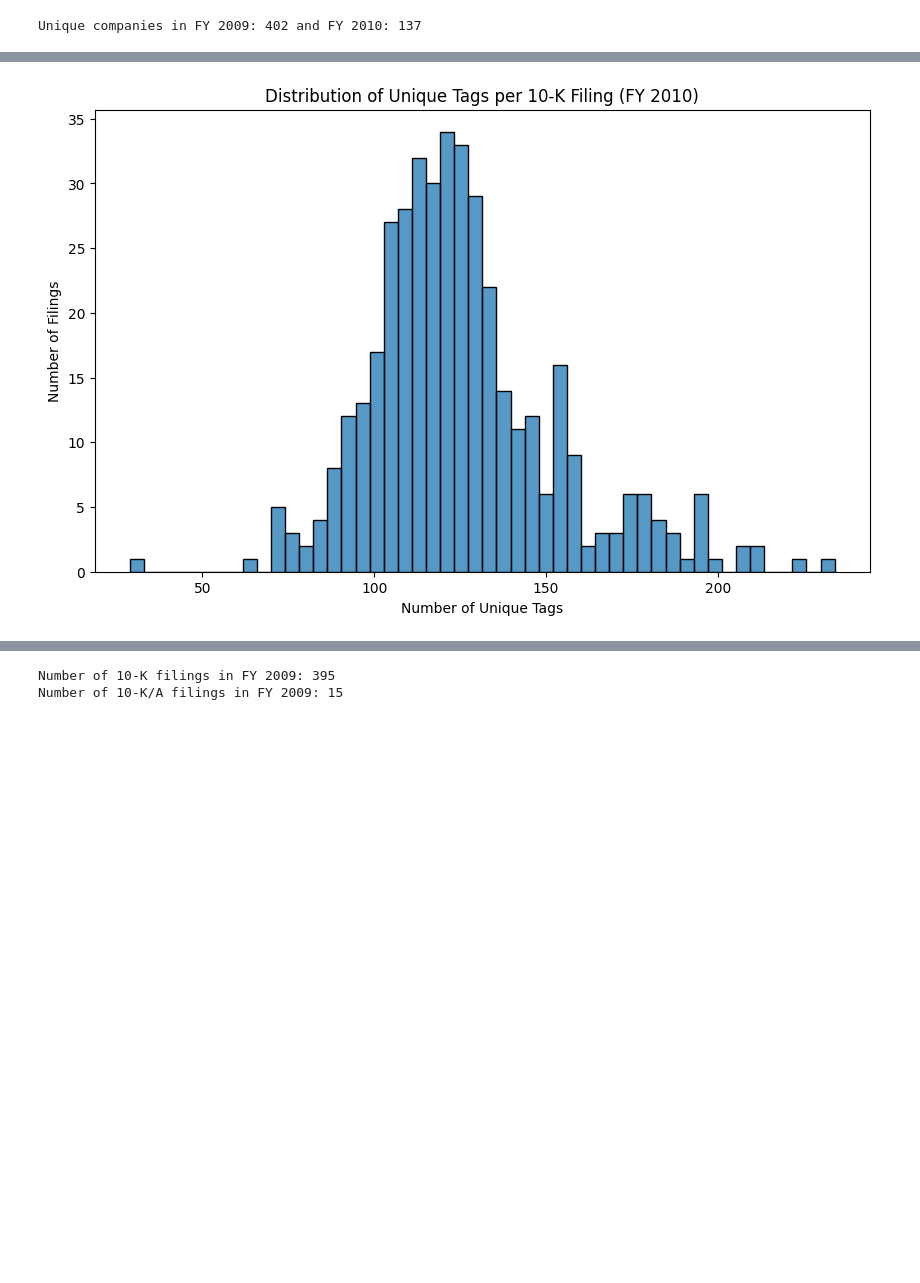
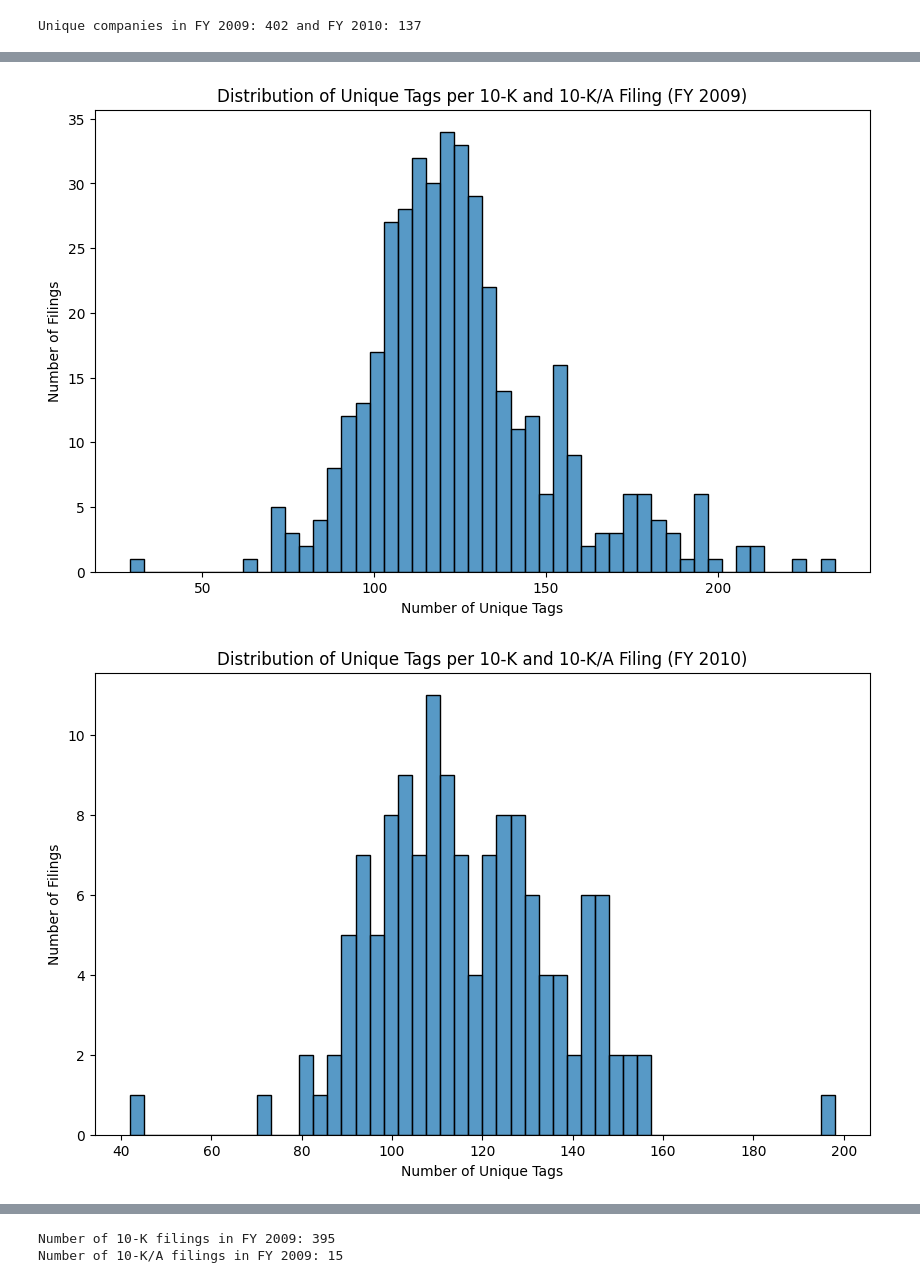
Before and after one commit to NareshChethala/sec-edgar-pipeline, a Jupyter notebook: src/03_data_exploration_sec.ipynb, the cells around one changed output, grey strips where cells are left out. Saved outputs shown, nothing was run; the diff lists cells and outputs as text; code cells hidden in the pictures; blank space fills up the shorter version.

```diff
--- a/src/03_data_exploration_sec.ipynb
+++ b/src/03_data_exploration_sec.ipynb
@@ -334,6 +335,9 @@ df_fact["fy"] = (
     .round(0)
     .astype("Int64")
 )
+# %%
+# filter to keep only 10-K and 10-K/A filings
+df_fact = df_fact[df_fact["form"].isin(["10-K", "10-K/A"])]
 # %%
 # count of unique companies in fy 2010
 count_2009 = df_fact[df_fact["fy"] == 2009]["cik"].nunique()
@@ -413,10 +370,12 @@ for fy, df_year in dfs_by_fy.items():
 # %%
-# plot the distribution of number of facts per filing
-facts_per_filing = df_fact.groupby("adsh").size()
-plt.figure(figsize=(10, 6))
-sns.histplot(facts_per_filing, bins=50, kde=False)
-plt.title("Distribution of Number of Facts per 10-K Filing")
-plt.xlabel("Number of Facts")
-plt.ylabel("Number of Filings")
-plt.show()
+# plot the distribution of number of facts per filing for both dataframes in the df_names list
+for year in df_names:
+    df_current = globals()[year]
+    facts_per_filing = df_current.groupby("adsh").size()
+    plt.figure(figsize=(10, 6))
+    sns.histplot(facts_per_filing, bins=50, kde=False)
+    plt.title(f"Distribution of Number of Facts per 10-K and 10-K/A Filing (FY {year.split('_')[-1]})")
+    plt.xlabel("Number of Facts")
+    plt.ylabel("Number of Filings")
+    plt.show()
 # %% [output]
@@ -424,13 +384,15 @@ plt.show()
 # %%
-# plot distribution of unique tags in 10-K filings with filter fy 2010
-df_10k_2010 = df_fact[df_fact["fy"] == 2009]
-unique_tags_per_filing = df_10k_2010.groupby("adsh")["tag"].nunique()
-plt.figure(figsize=(10, 6))
-sns.histplot(unique_tags_per_filing, bins=50, kde=False)
-plt.title("Distribution of Unique Tags per 10-K Filing (FY 2010)")
-plt.xlabel("Number of Unique Tags")
-plt.ylabel("Number of Filings")
-plt.show()
+# plot distribution of unique tags in 10-K and 10-K/A filings for each fiscal year
+for year in df_names:
+    df_current = globals()[year]
+    unique_tags_per_filing = df_current.groupby("adsh")["tag"].nunique()
+    plt.figure(figsize=(10, 6))
+    sns.histplot(unique_tags_per_filing, bins=50, kde=False)
+    plt.title(f"Distribution of Unique Tags per 10-K and 10-K/A Filing (FY {year.split('_')[-1]})")
+    plt.xlabel("Number of Unique Tags")
+    plt.ylabel("Number of Filings")
+    plt.show()
 # %% [output]
-[figure, old version]
+[figure, new version]
+[figure, added]
 # %%
```
Also changed, not shown: parts of 22 cells of this notebook.
